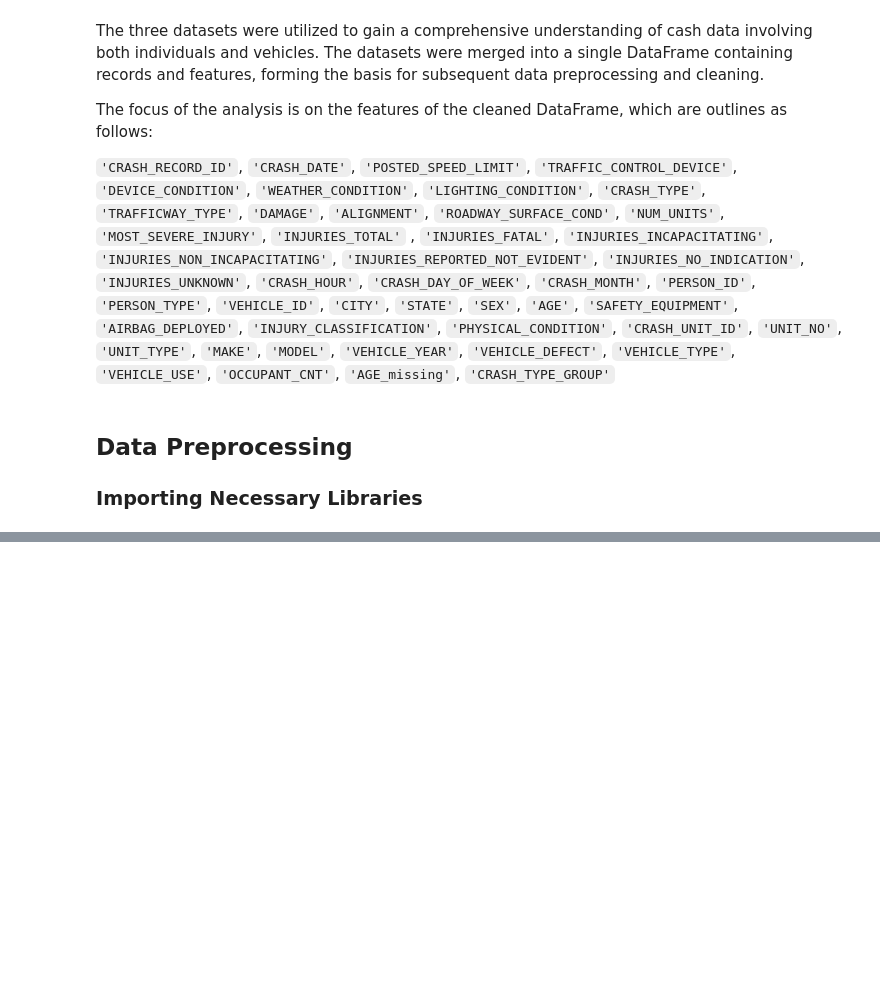
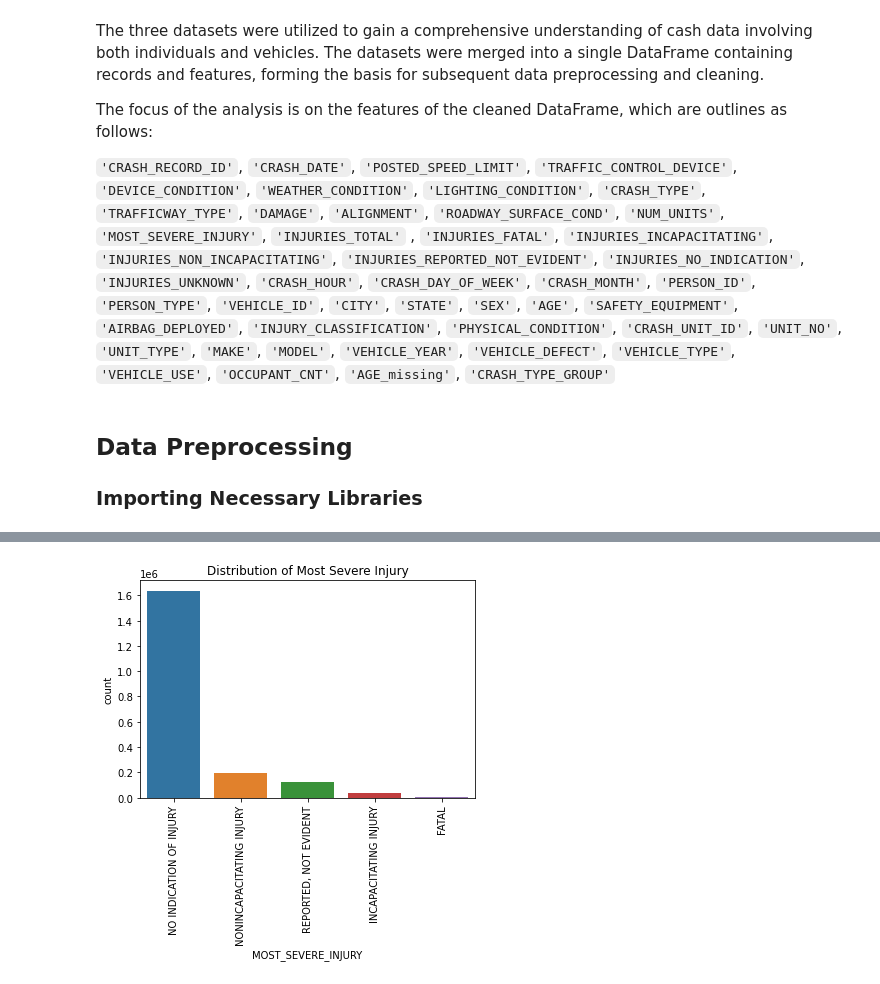
Before and after one commit to billysambasi/Group7_Phase4_Project, a Jupyter notebook: index.ipynb, the cells around one changed output, grey strips where cells are left out. Saved outputs shown, nothing was run; the diff lists cells and outputs as text; code cells hidden in the pictures; blank space fills up the shorter version.

```diff
--- a/index.ipynb
+++ b/index.ipynb
@@ -113,0 +170,5 @@ warnings.filterwarnings("ignore")
+# %%
+# Assigning cleaned dataframe to df_clean to be easily accessible
+df_clean = processor.df
+# Calling first 5 rows
+df_clean.head()
@@ -113,0 +204,8 @@ warnings.filterwarnings("ignore")
+# %%
+# Target variable distribution
+sns.countplot(x="MOST_SEVERE_INJURY", data=df_clean)
+plt.title("Distribution of Most Severe Injury")
+plt.xticks(rotation=90)
+plt.show();
+# %% [output]
+[figure, added]
```
Also changed, not shown: parts of 57 cells of this notebook.
